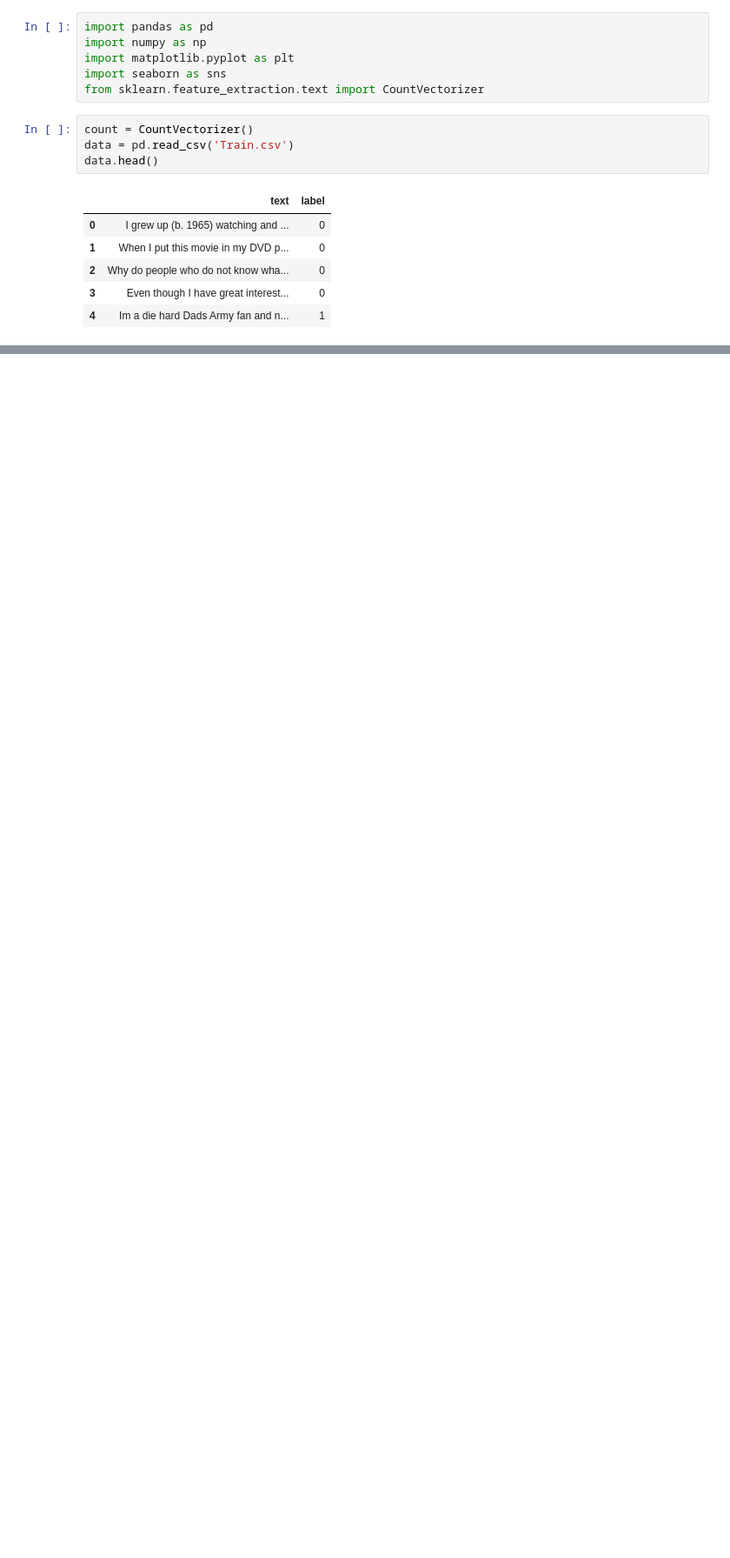
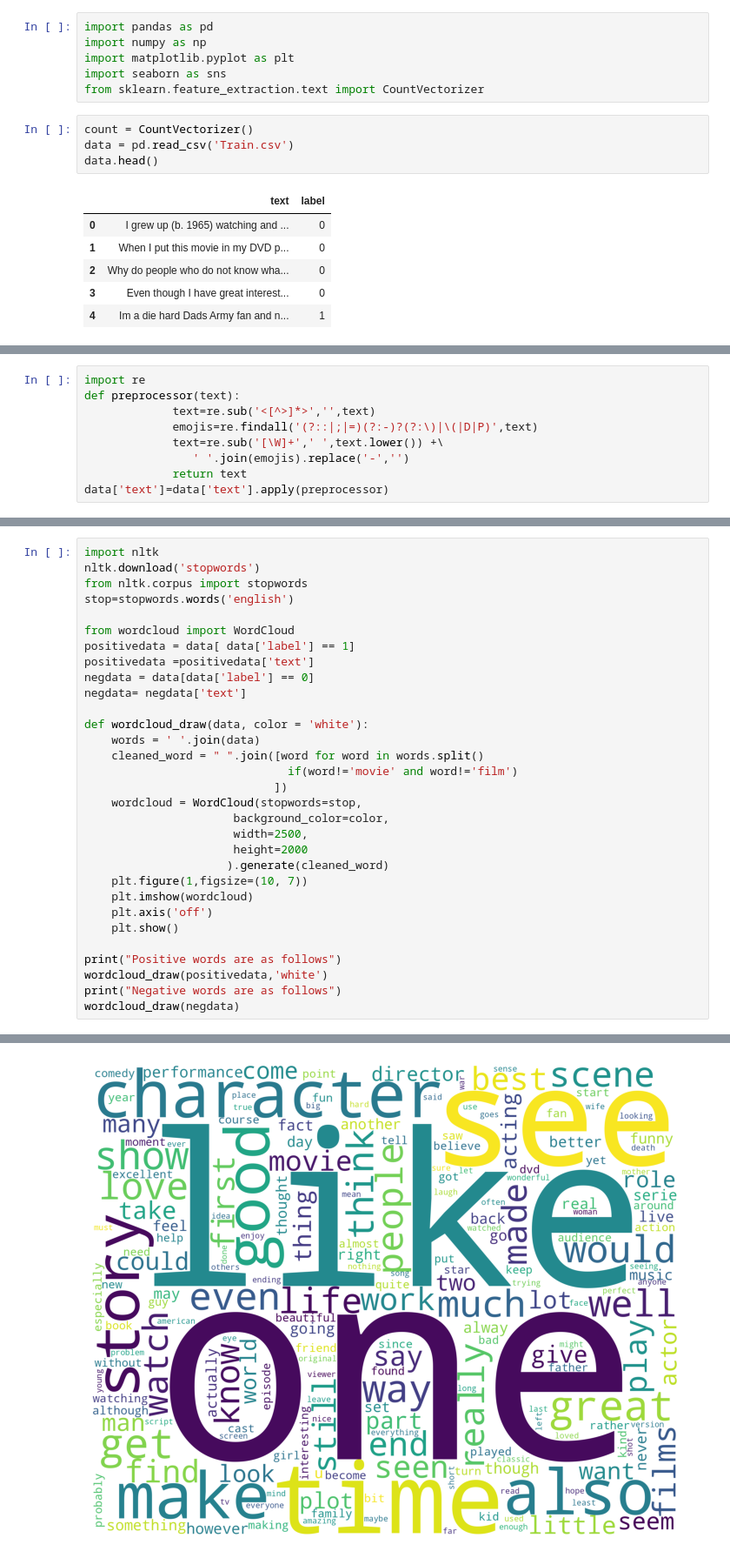
Before and after one commit to HekmatTaherinejad95/Sentiment-Analysis-Project-Sample, a Jupyter notebook: draft.ipynb, the cells around one changed output, grey strips where cells are left out. Shown at 87% size. Cells and saved outputs as stored; diff of their text form; blank space fills up the shorter version.

```diff
--- a/draft.ipynb
+++ b/draft.ipynb
@@ -17,0 +32,9 @@ data.head()
+# %%
+import re
+def preprocessor(text):
+             text=re.sub('<[^>]*>','',text)
+             emojis=re.findall('(?::|;|=)(?:-)?(?:\)|\(|D|P)',text)
+             text=re.sub('[\W]+',' ',text.lower()) +\
+                ' '.join(emojis).replace('-','')
+             return text
+data['text']=data['text'].apply(preprocessor)
@@ -17,0 +48,32 @@ data.head()
+# %%
+import nltk
+nltk.download('stopwords')
+from nltk.corpus import stopwords
+stop=stopwords.words('english')
+
+from wordcloud import WordCloud
+positivedata = data[ data['label'] == 1]
+positivedata =positivedata['text']
+negdata = data[data['label'] == 0]
+negdata= negdata['text']
+
+def wordcloud_draw(data, color = 'white'):
+    words = ' '.join(data)
+    cleaned_word = " ".join([word for word in words.split()
+                              if(word!='movie' and word!='film')
+                            ])
+    wordcloud = WordCloud(stopwords=stop,
+                      background_color=color,
+                      width=2500,
+                      height=2000
+                     ).generate(cleaned_word)
+    plt.figure(1,figsize=(10, 7))
+    plt.imshow(wordcloud)
+    plt.axis('off')
+    plt.show()
+
+print("Positive words are as follows")
+wordcloud_draw(positivedata,'white')
+print("Negative words are as follows")
+wordcloud_draw(negdata)
+# %% [output]
@@ -17,0 +83 @@ data.head()
+[figure, added]
```
Also changed, not shown: parts of 3 cells of this notebook.
